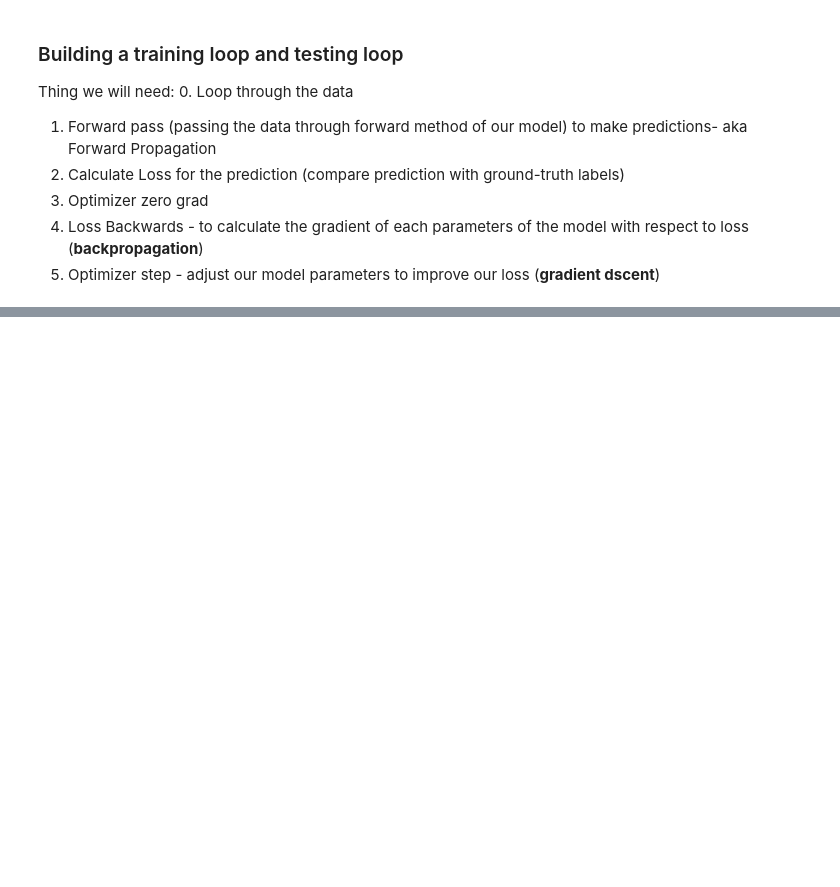
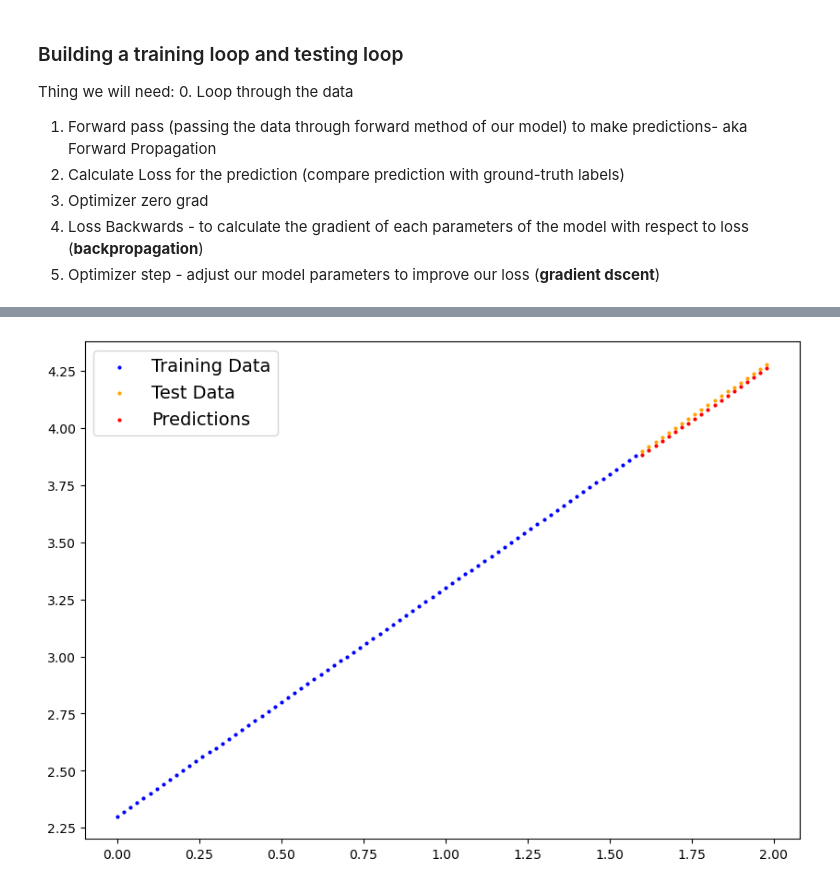
Before and after one commit to Swikarya/pyTorch, a Jupyter notebook: workflow.ipynb, the cells around one changed output, grey strips where cells are left out. Cells and saved outputs as stored; diff of their text form; code cells hidden in the pictures; blank space fills up the shorter version.

```diff
--- a/workflow.ipynb
+++ b/workflow.ipynb
@@ -38,10 +40,10 @@ To showcase this, lets create some known data using linear regression formula. W
 > While creating models we come across the concept of features and labels. Features are the characteristics that the model will evaluate from the training data input and labels are the entities or names or values the model is trained to associate the features to. For example, a CNN trained on a dataset of celebrity faces will have the image of their faces as the feature data and the name of the celebrity will be the feature's label.
 # %%
 # Establishing known parameters
-weight = 0.7 # eight is the coefficient of the weighted sum
-bias = 0.3 # bias is an additional constant to be added to the weighted sum to threshold the activation
+weight = 1 # eight is the coefficient of the weighted sum
+bias = 2.3 # bias is an additional constant to be added to the weighted sum to threshold the activation
 start = 0
-end = 1
+end = 2
 step = .02
 X = torch.arange(start, end, step).unsqueeze(dim=1)
 # We created a range of numbers from 0 to 1 with steps of 0.02 and then wrapped each number in another dimension so the dimension of X will be ([50,1])
@@ -211,4 +247,10 @@ Thing we will need:
 # %%
+"""
+# -1. Initializing some empty lists that will track the model metrics for review purpose. The efficiency of a model's learning can be crucial factor in design when the data to be crunched through gets massive
+epoch_count = []
+loss_values = []
+test_loss_values = []
+
 epochs = 100 # An epoch is a loop through data
 # 0. Loop through the data
 
@@ -239,10 +281,14 @@ for i in range(epochs):
     # 2. Calculate loss
     loss_on_prediction = loss_fn(y_predictions, Y_test)
 
-  # Print out the metrics
+  # Print out the metrics and append the model progress to the tracking lists
   if i % 10 == 0:
-    print(f"Epoch: {i}\n Loss: {loss} | Test Loss: {loss_on_prediction}")
+    epoch_count.append(i)
+    loss_values.append(loss)
+    test_loss_values.append(loss_on_prediction)
+    print(f"Epoch: {i} | Loss: {loss} | Test Loss: {loss_on_prediction}\nWeight: {model_0.weight.item()} | Bias: {model_0.bias.item()}")
 
 plot_predictions(predictions=y_predictions.to("cpu"))
+"""
 # %%
 # Refactoring the above cells into a function (recommended)
@@ -271,2 +319,3 @@ def model_train(model, labels, features, epochs, loss_function, optimizer, test_
 # %%
-model_train(model_0, Y_train, X_train, 100, loss_fn, optimizer, Y_test, X_test)
+torch.manual_seed(42)
+epoch_c, loss_v, test_loss_v = model_train_test(model_0, Y_train, X_train, 1200, loss_fn, optimizer, Y_test, X_test)
@@ -273,3 +341,5 @@ model_train(model_0, Y_train, X_train, 100, loss_fn, optimizer, Y_test, X_test)
 # %%
 with torch.inference_mode():
-  plot_predictions(predictions=model_0(Y_test).to("cpu"))
+  plot_predictions(predictions=model_0(X_test).to("cpu"))
+# %% [output]
+[figure, added]
```
Also changed, not shown: parts of 15 cells of this notebook, 1 other file.
